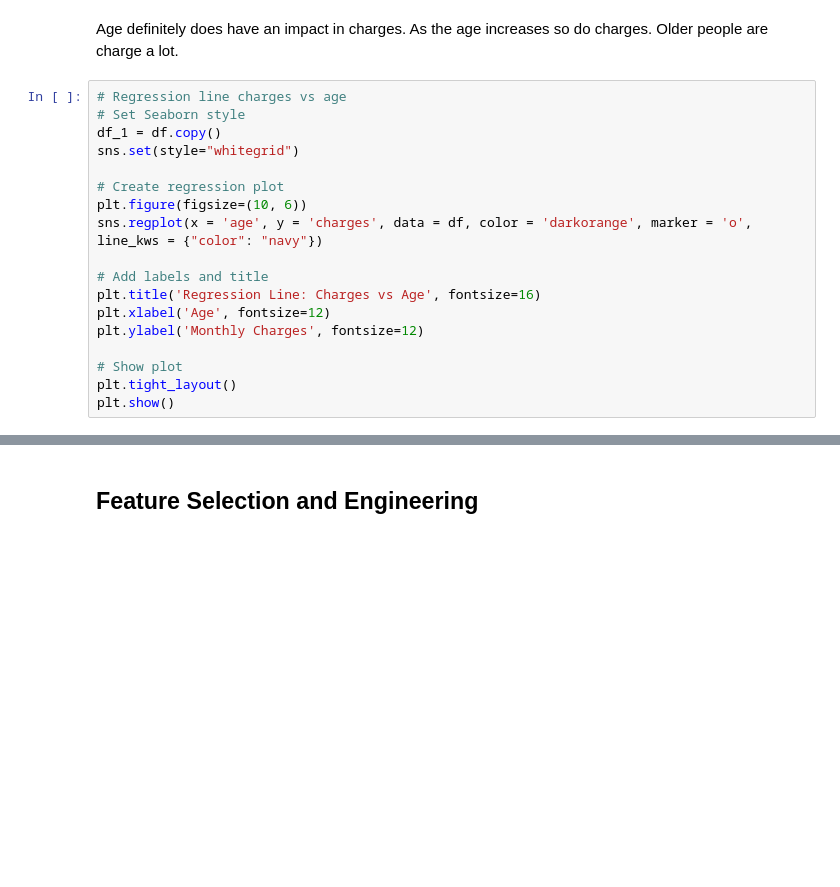
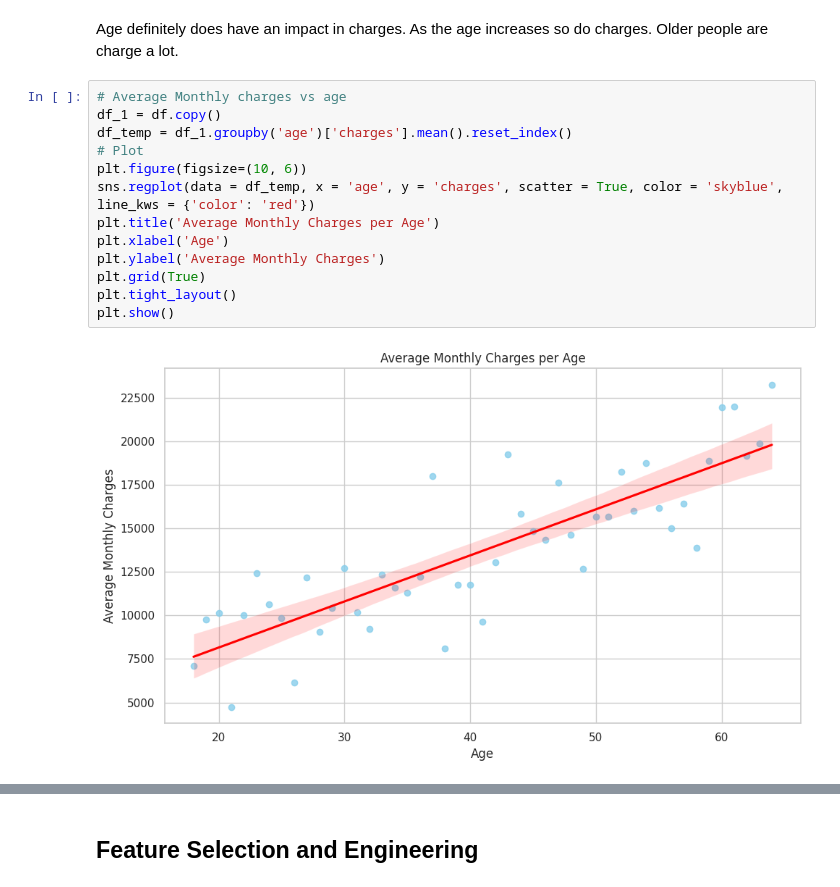
Before and after one commit to kwanda2426/projects, a Jupyter notebook: regression.ipynb, the cells around one changed output, grey strips where cells are left out. Cells and saved outputs as stored; diff of their text form; blank space fills up the shorter version.

```diff
--- a/regression.ipynb
+++ b/regression.ipynb
@@ -331,20 +331,17 @@ plt.show()
 # %% [markdown]
 Age definitely does have an impact in charges. As the age increases so do charges. Older people are charge a lot.
 # %%
-# Regression line charges vs age
-# Set Seaborn style
+# Average Monthly charges vs age
 df_1 = df.copy()
-sns.set(style="whitegrid")
-
-# Create regression plot
+df_temp = df_1.groupby('age')['charges'].mean().reset_index()
+# Plot
 plt.figure(figsize=(10, 6))
-sns.regplot(x = 'age', y = 'charges', data = df, color = 'darkorange', marker = 'o', line_kws = {"color": "navy"})
-
-# Add labels and title
-plt.title('Regression Line: Charges vs Age', fontsize=16)
-plt.xlabel('Age', fontsize=12)
-plt.ylabel('Monthly Charges', fontsize=12)
-
-# Show plot
+sns.regplot(data = df_temp, x = 'age', y = 'charges', scatter = True, color = 'skyblue', line_kws = {'color': 'red'})
+plt.title('Average Monthly Charges per Age')
+plt.xlabel('Age')
+plt.ylabel('Average Monthly Charges')
+plt.grid(True)
 plt.tight_layout()
 plt.show()
+# %% [output]
+[figure, added]
```
Also changed, not shown: parts of 7 cells of this notebook.
